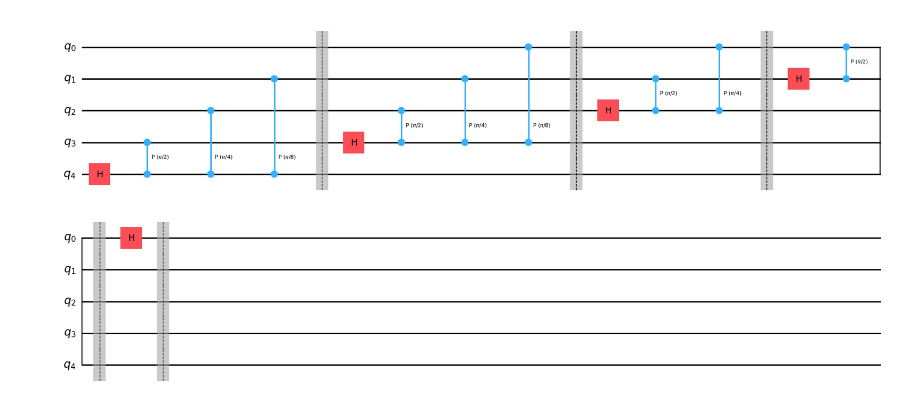
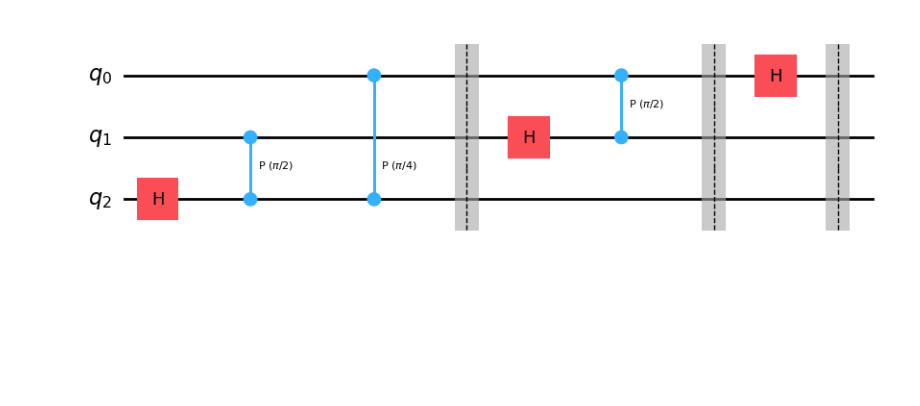
Before and after one commit to sumeetshirgure/dynconn, a Jupyter notebook: QFT.ipynb, the cells around one changed output. Saved outputs shown, nothing was run; the diff lists cells and outputs as text; code cells hidden in the pictures; blank space fills up the shorter version.

```diff
--- a/QFT.ipynb
+++ b/QFT.ipynb
@@ -8,8 +8,9 @@ from bqskit.ext import bqskit_to_qiskit
 import qiskit
 from qiskit import QuantumCircuit, QuantumRegister
 # %%
-qft = qiskit.circuit.library.QFT(5, approximation_degree=1, do_swaps=False, insert_barriers=True)
+qft = qiskit.circuit.library.QFT(3, approximation_degree=0, do_swaps=False, insert_barriers=True)
 qft = qft.decompose()
+# qft.draw(output='mpl').savefig('qft_circuit.png')
 qft.draw(output='mpl')
 # %% [output]
-[figure, old version]
+[figure, new version]
```
Also changed, not shown: parts of 5 cells of this notebook.
